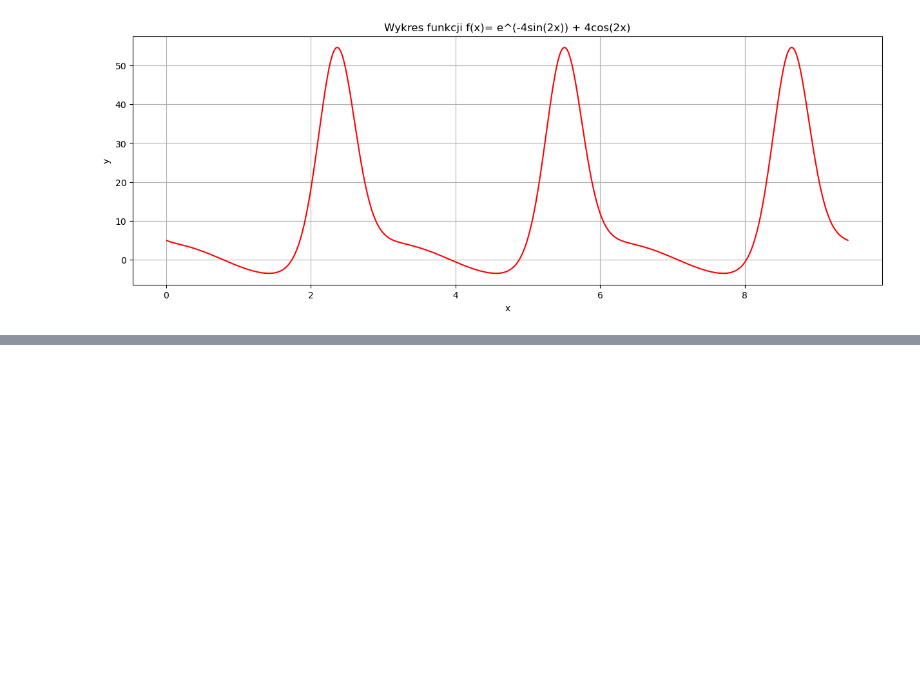
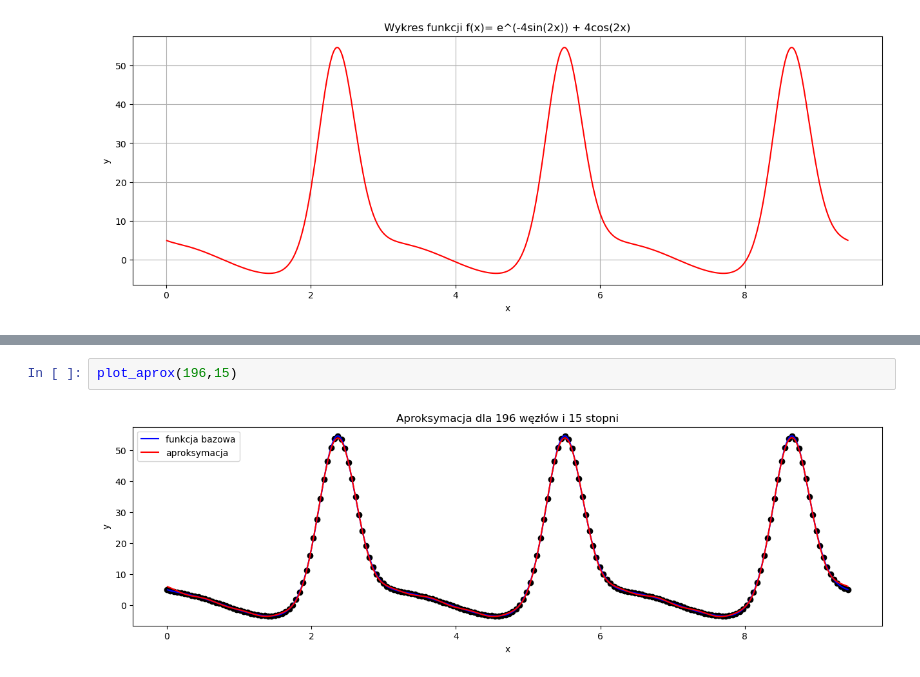
Before and after one commit to kawixKrul/Metody-Obliczeniowe, a Jupyter notebook: lab6/trigonometric.ipynb, the cells around one changed output, grey strips where cells are left out. Drawn from its saved outputs; the diff is of its cells as text; blank space fills up the shorter version.

```diff
--- a/lab6/trigonometric.ipynb
+++ b/lab6/trigonometric.ipynb
@@ -116,0 +177,4 @@ plt.show()
+# %%
+plot_aprox(196,15)
+# %% [output]
+[figure, added]
```
Also changed, not shown: parts of 10 cells of this notebook.
